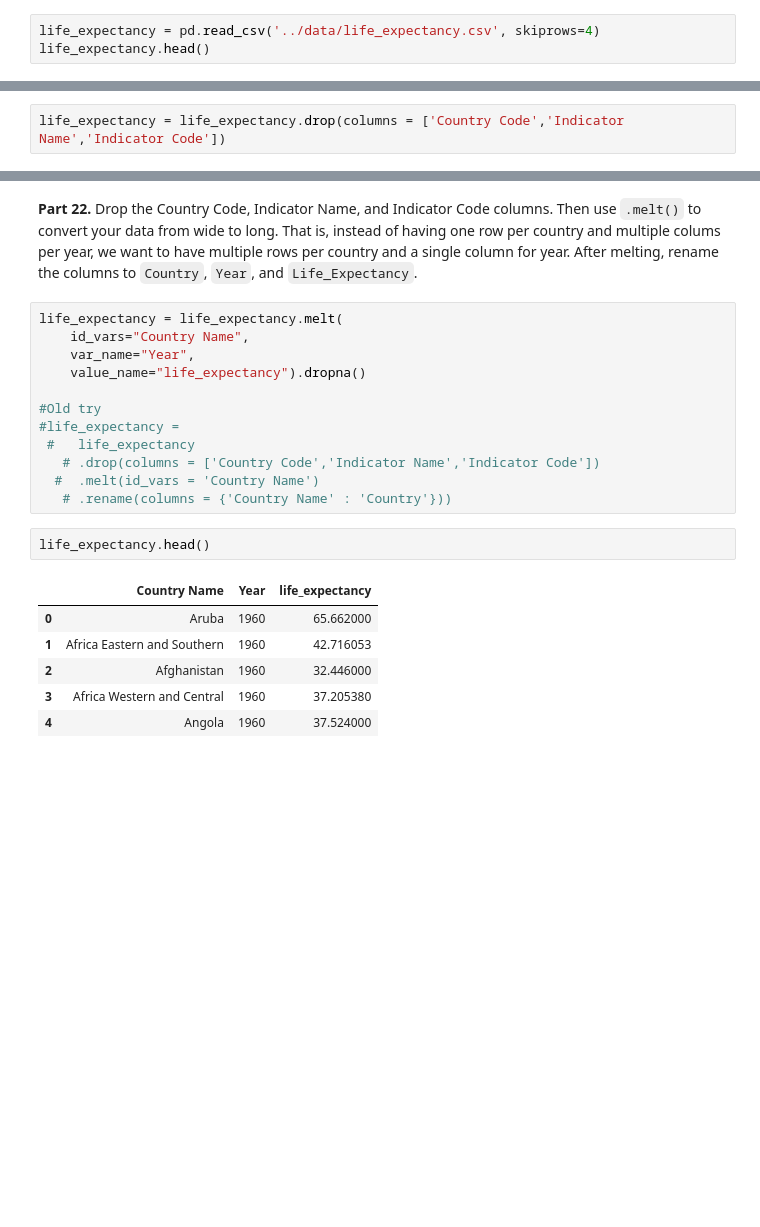
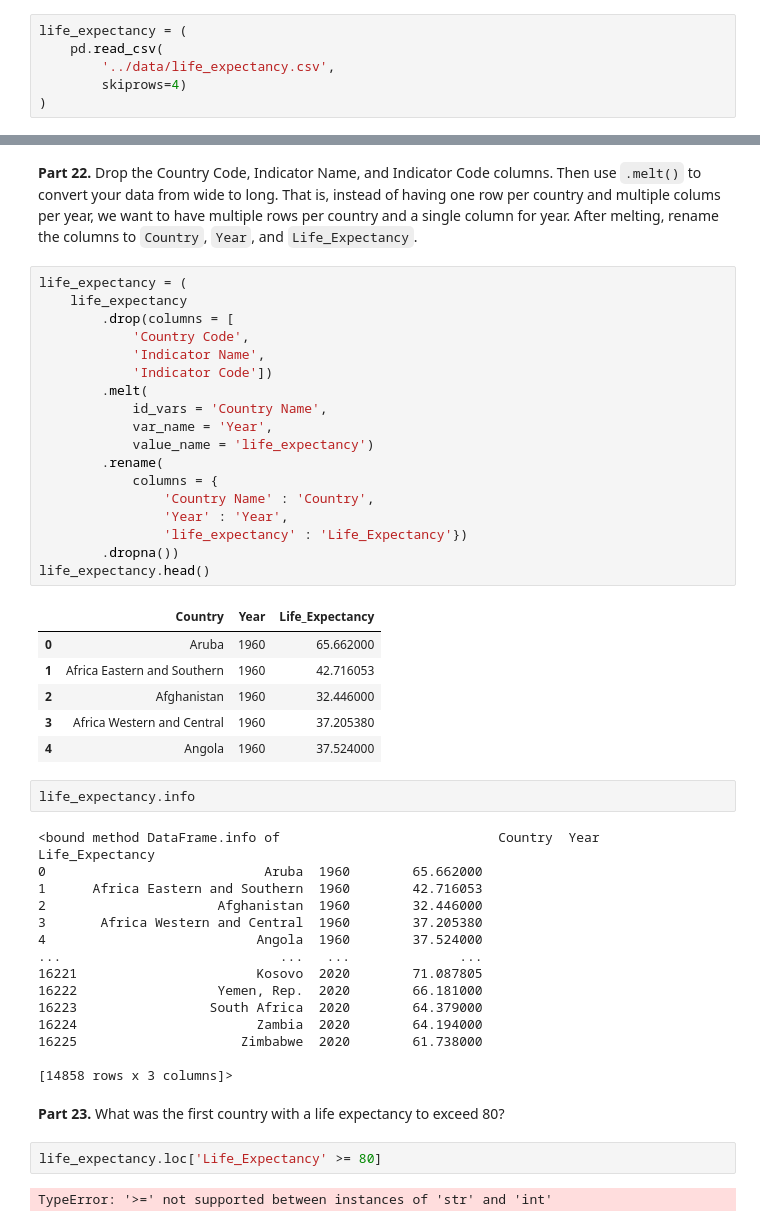
Before and after one commit to Claytor/exploratory_analysis_of_un_data, a Jupyter notebook: notebooks/UN Data Exploration.ipynb, the cells around one changed output, grey strips where cells are left out. Cells and saved outputs as stored; diff of their text form; blank space fills up the shorter version.

Commit message:
Cleaned up code for part 22. Spent a long time working on part23 and kept hitting a TypeError.  Understanding is improving.  Speed, not so much. I'll get there eventually.

```diff
--- a/notebooks/UN Data Exploration.ipynb
+++ b/notebooks/UN Data Exploration.ipynb
@@ -373,5 +373,8 @@ plt.grid()
 **Part 21**
 Download the full csv containing Life expectancy at birth, total (years) from [https://data.worldbank.org/indicator/SP.DYN.LE00.IN?name_desc=false](https://data.worldbank.org/indicator/SP.DYN.LE00.IN?name_desc=false). Read this data into a DataFrame named `life_expectancy`.
 # %%
-life_expectancy = pd.read_csv('../data/life_expectancy.csv', skiprows=4)
-life_expectancy.head()
+life_expectancy = (
+    pd.read_csv(
+        '../data/life_expectancy.csv',
+        skiprows=4)
+)
@@ -386,2 +380,0 @@ life_expectancy.head()
-# %%
-life_expectancy = life_expectancy.drop(columns = ['Country Code','Indicator Name','Indicator Code'])
@@ -389,23 +392,50 @@ life_expectancy = life_expectancy.drop(columns = ['Country Code','Indicator Name
 **Part 22.**
 Drop the Country Code, Indicator Name, and Indicator Code columns. Then use `.melt()` to convert your data from wide to long. That is, instead of having one row per country and multiple colums per year, we want to have multiple rows per country and a single column for year. After melting, rename the columns to `Country`, `Year`, and `Life_Expectancy`.
 # %%
-life_expectancy = life_expectancy.melt(
-    id_vars="Country Name",
-    var_name="Year",
-    value_name="life_expectancy").dropna()
-
-#Old try
-#life_expectancy =
- #   life_expectancy
-   # .drop(columns = ['Country Code','Indicator Name','Indicator Code'])
-  #  .melt(id_vars = 'Country Name')
-   # .rename(columns = {'Country Name' : 'Country'}))
+life_expectancy = (
+    life_expectancy
+        .drop(columns = [
+            'Country Code',
+            'Indicator Name',
+            'Indicator Code'])
+        .melt(
+            id_vars = 'Country Name',
+            var_name = 'Year',
+            value_name = 'life_expectancy')
+        .rename(
+            columns = {
+                'Country Name' : 'Country',
+                'Year' : 'Year',
+                'life_expectancy' : 'Life_Expectancy'})
+        .dropna())
+life_expectancy.head()
+# %% [output]
+|  | Country | Year | Life_Expectancy |
+| 0 | Aruba | 1960 | 65.662000 |
+| 1 | Africa Eastern and Southern | 1960 | 42.716053 |
+| 2 | Afghanistan | 1960 | 32.446000 |
+| 3 | Africa Western and Central | 1960 | 37.205380 |
+| 4 | Angola | 1960 | 37.524000 |
 # %%
-life_expectancy.head()
+life_expectancy.info
 # %% [output]
-|  | Country Name | Year | life_expectancy |
-| 0 | Aruba | 1960 | 65.662000 |
-| 1 | Africa Eastern and Southern | 1960 | 42.716053 |
-| 2 | Afghanistan | 1960 | 32.446000 |
-| 3 | Africa Western and Central | 1960 | 37.205380 |
-| 4 | Angola | 1960 | 37.524000 |
+<bound method DataFrame.info of                            Country  Year  Life_Expectancy
+0                            Aruba  1960        65.662000
+1      Africa Eastern and Southern  1960        42.716053
+2                      Afghanistan  1960        32.446000
+3       Africa Western and Central  1960        37.205380
+4                           Angola  1960        37.524000
+...                            ...   ...              ...
+16221                       Kosovo  2020        71.087805
+16222                  Yemen, Rep.  2020        66.181000
+16223                 South Africa  2020        64.379000
+16224                       Zambia  2020        64.194000
+16225                     Zimbabwe  2020        61.738000
+
+[14858 rows x 3 columns]>
+# %% [markdown]
+**Part 23.** What was the first country with a life expectancy to exceed 80?
+# %%
+life_expectancy.loc['Life_Expectancy' >= 80]
+# %% [output]
+TypeError: '>=' not supported between instances of 'str' and 'int'
```
Also changed, not shown: parts of 8 cells of this notebook.
